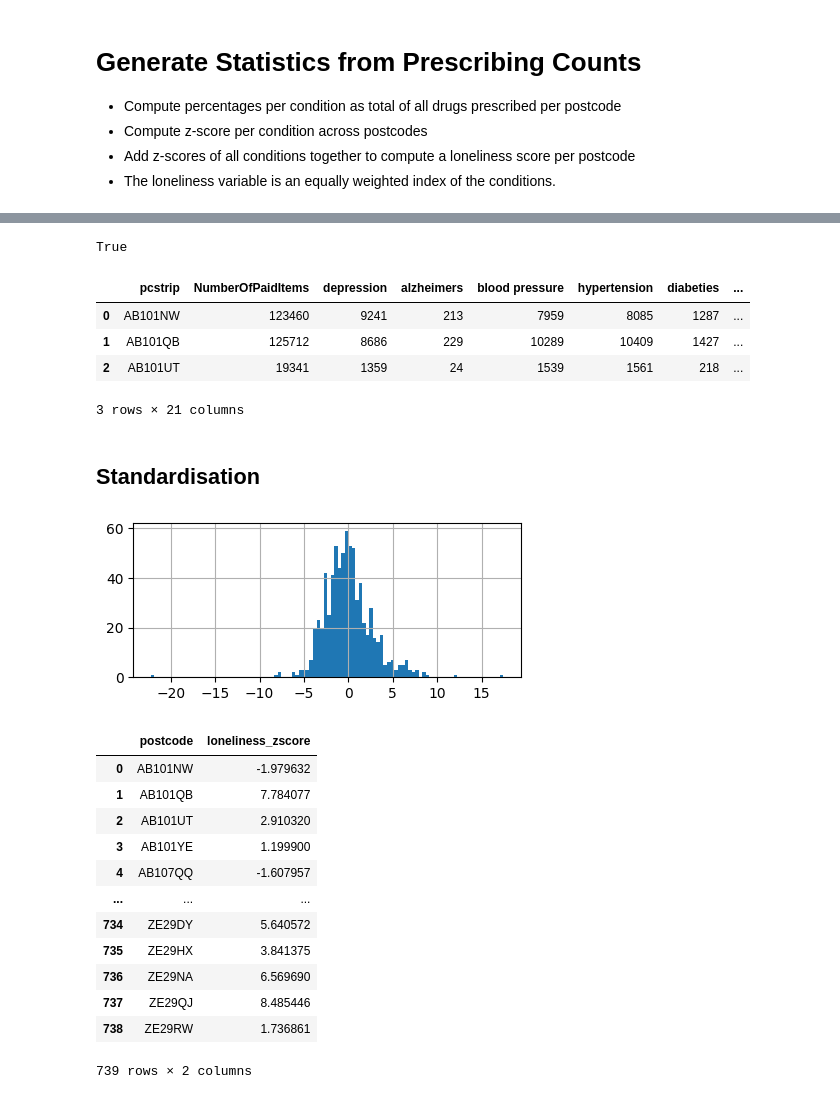
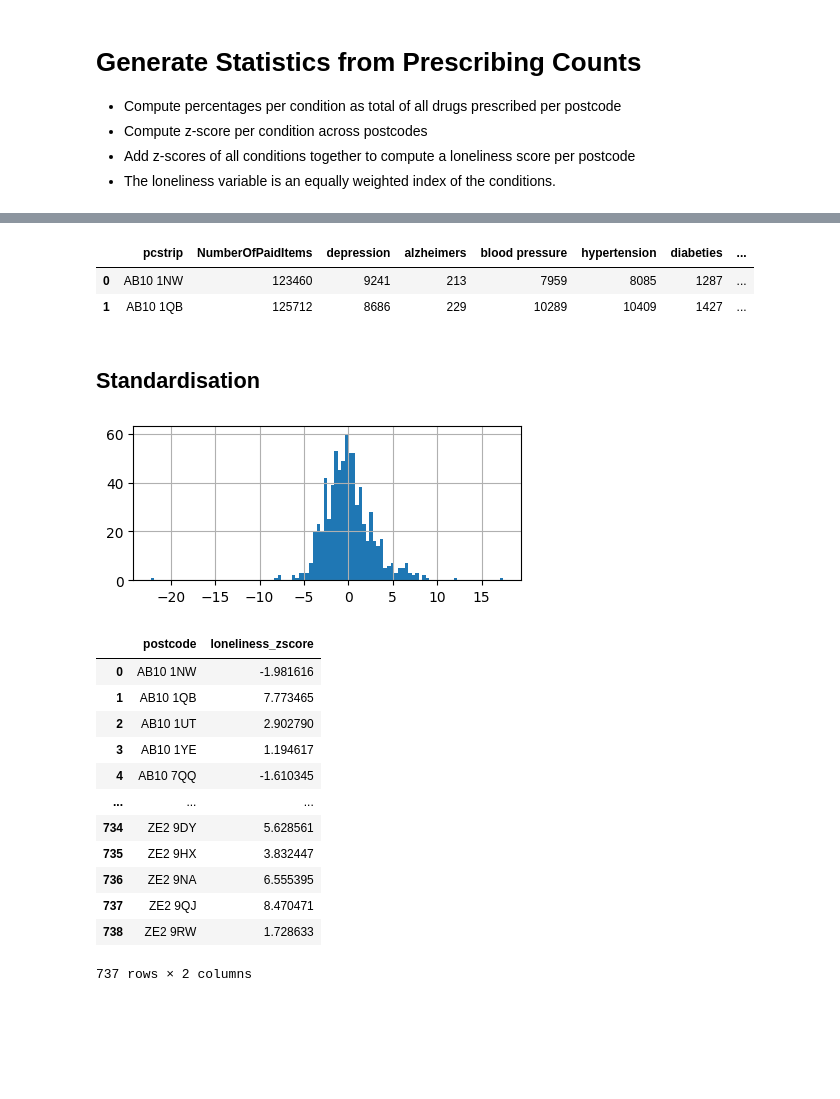
Before and after one commit to humaniverse/loneliness, a Jupyter notebook: inst/python/notebooks/clinical-scotland-2022.ipynb, the cells around one changed output, grey strips where cells are left out. Cells and saved outputs as stored; diff of their text form; code cells hidden in the pictures; blank space fills up the shorter version.

```diff
--- a/inst/python/notebooks/clinical-scotland-2022.ipynb
+++ b/inst/python/notebooks/clinical-scotland-2022.ipynb
@@ -229,44 +269,38 @@ data.head(2)
-# %%
-data.pcstrip.nunique() == len(data)
-# %% [output]
-True
 # %%
-# Generate percentages
+# Generate percentages for discrete illness groups out of total drugs prescribed
+
 perc_cols = drug_data['illness'].unique()
 target_cols = perc_cols + '_perc'
 
-# Percentages for discrete illness groups out of total drugs prescribed
-data[target_cols] = data[perc_cols].divide(data[col_items], axis=0) * 100
+monthly_prescriptions_postcodes[target_cols] = monthly_prescriptions_postcodes[perc_cols].divide(monthly_prescriptions_postcodes[col_items], axis=0) * 100
 # %%
-data.head(3)
+monthly_prescriptions_perc = monthly_prescriptions_postcodes
-# %% [output]
-|  | pcstrip | NumberOfPaidItems | depression | alzheimers | blood pressure | hypertension | diabeties | ... |
-| 0 | AB101NW | 123460 | 9241 | 213 | 7959 | 8085 | 1287 | ... |
-| 1 | AB101QB | 125712 | 8686 | 229 | 10289 | 10409 | 1427 | ... |
-| 2 | AB101UT | 19341 | 1359 | 24 | 1539 | 1561 | 218 | ... |
-3 rows × 21 columns
+# %%
+monthly_prescriptions_perc.head(2)
+# %% [output]
+|  | pcstrip | NumberOfPaidItems | depression | alzheimers | blood pressure | hypertension | diabeties | ... |
+| 0 | AB10 1NW | 123460 | 9241 | 213 | 7959 | 8085 | 1287 | ... |
+| 1 | AB10 1QB | 125712 | 8686 | 229 | 10289 | 10409 | 1427 | ... |
 # %% [markdown]
 ## Standardisation
 # %%
-# Calculate the z scores per illness
+# Calculate the z scores per illness across postcodes
 
-# Make new column names.
 per_cols = ['depression_perc', 'alzheimers_perc', 'blood pressure_perc', 'hypertension_perc',
             'diabeties_perc', 'cardiovascular disease_perc', 'insomnia_perc', 'addiction_perc',
             'social anxiety_perc']
 
-# Calculate Z-scores for each column
 for i, col in enumerate(per_cols):
-    col_zscore = col[:-5] + 'zscore'  # New column name for Z-scores
-    data[col_zscore] = stats.zscore(data[col])
+    col_zscore = col[:-5] + 'zscore'  # Create new columns for z-scores
+    monthly_prescriptions_perc[col_zscore] = stats.zscore(monthly_prescriptions_perc[col])
 # %%
 # Add conditions z scores for overall loneliness z score
-data['loneliness_zscore'] = data[[ 'depressionzscore', 'alzheimerszscore',
+monthly_prescriptions_perc['loneliness_zscore'] = monthly_prescriptions_perc[[ 'depressionzscore', 'alzheimerszscore',
        'blood pressurezscore', 'hypertensionzscore', 'diabetieszscore',
        'cardiovascular diseasezscore', 'insomniazscore', 'addictionzscore',
        'social anxietyzscore']].sum(axis=1)
 # %%
-data.loneliness_zscore.hist(bins=100, figsize = (5,2));
+monthly_prescriptions_perc.loneliness_zscore.hist(bins=100, figsize = (5,2));
 # %% [output]
-[figure, old version]
+[figure, new version]
 # %%
@@ -276,18 +310,18 @@ data = data[['postcode','loneliness_zscore']]
 # %%
-data
+loneliness_postcode
 # %% [output]
 |  | postcode | loneliness_zscore |
-| 0 | AB101NW | -1.979632 |
-| 1 | AB101QB | 7.784077 |
-| 2 | AB101UT | 2.910320 |
-| 3 | AB101YE | 1.199900 |
-| 4 | AB107QQ | -1.607957 |
+| 0 | AB10 1NW | -1.981616 |
+| 1 | AB10 1QB | 7.773465 |
+| 2 | AB10 1UT | 2.902790 |
+| 3 | AB10 1YE | 1.194617 |
+| 4 | AB10 7QQ | -1.610345 |
 | ... | ... | ... |
-| 734 | ZE29DY | 5.640572 |
-| 735 | ZE29HX | 3.841375 |
-| 736 | ZE29NA | 6.569690 |
-| 737 | ZE29QJ | 8.485446 |
-| 738 | ZE29RW | 1.736861 |
+| 734 | ZE2 9DY | 5.628561 |
+| 735 | ZE2 9HX | 3.832447 |
+| 736 | ZE2 9NA | 6.555395 |
+| 737 | ZE2 9QJ | 8.470471 |
+| 738 | ZE2 9RW | 1.728633 |
-739 rows × 2 columns
+737 rows × 2 columns
 # %%
 # Save aggregated data
```
Also changed, not shown: parts of 46 cells of this notebook, 1 other file.
